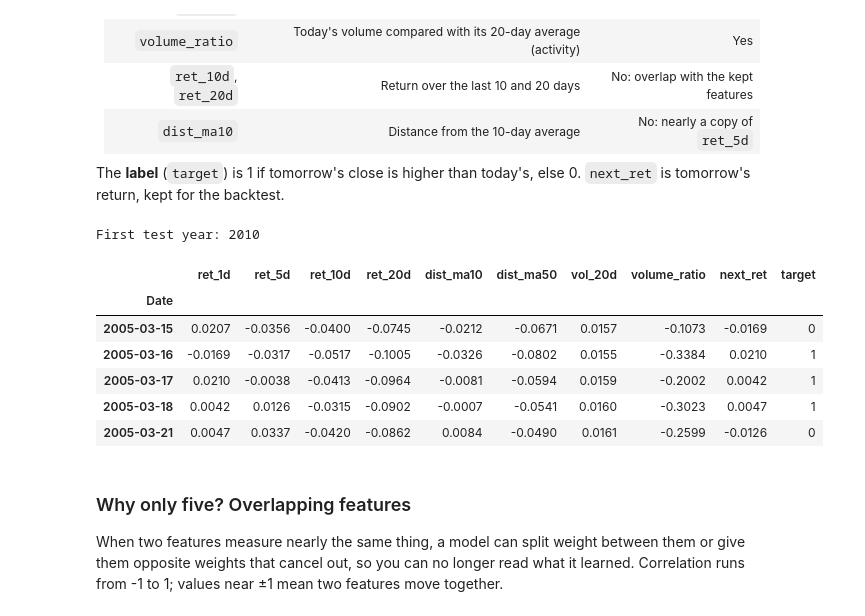
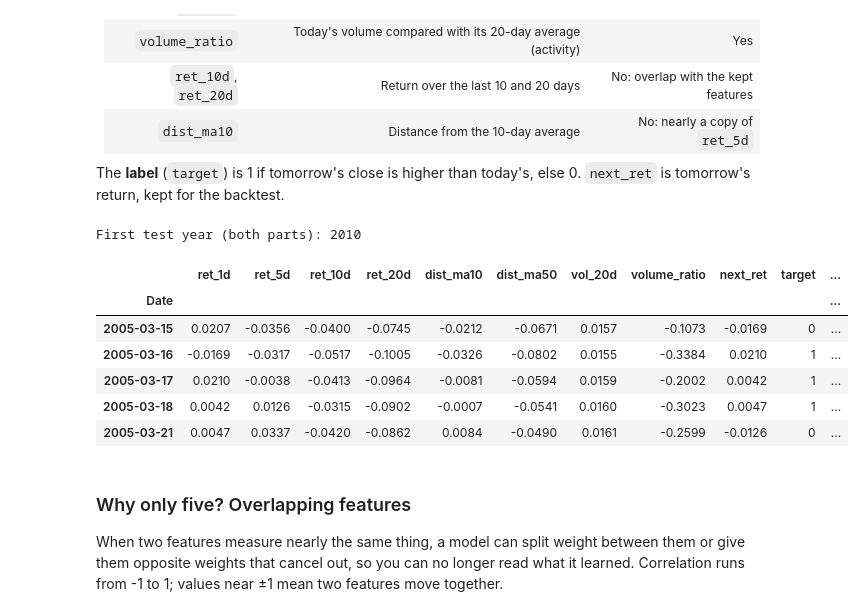
Before and after one commit to pranaysharma13/stock-movement-predictor, a Jupyter notebook: reports/GOOGL.ipynb, the cells around one changed output. Saved outputs shown, nothing was run; the diff lists cells and outputs as text; code cells hidden in the pictures.

```diff
--- a/reports/GOOGL.ipynb
+++ b/reports/GOOGL.ipynb
@@ -30,6 +32,7 @@ TICKER = "GOOGL"
 START = "2005-01-01"
 FIRST_TEST_YEAR = None
 COST = 0.001
+CASH_INTEREST = True
 # %%
 import sys
 from pathlib import Path
@@ -72,6 +78,17 @@ If the data was downloaded while the US market was still open, today's row is le
 # %%
 prices = load_prices(TICKER, START)
 print(f"{len(prices):,} trading days, {prices.index[0].date()} to {prices.index[-1].date()}")
+repaired = prices.attrs.get("repaired days", [])
+if repaired:
+    print(f"Repaired {len(repaired)} rows where High/Low didn't contain Open/Close: {', '.join(repaired[:10])}"
+          + (" ..." if len(repaired) > 10 else ""))
+
+if CASH_INTEREST:
+    cash = load_cash_returns(prices.index, START)
+    print(f"Cash interest: {cash.mean() * 252:.2%} a year on average (13-week Treasury bills)")
+else:
+    cash = None
+    print("Cash interest: off (cash earns nothing in the backtests)")
 
 ax = prices["Close"].plot(logy=True, title=f"{TICKER} adjusted close (log scale)")
 ax.set_xlabel("")
@@ -114,19 +132,22 @@ Eight features are calculated. The models use five of them, one per idea:
 The **label** (`target`) is 1 if tomorrow's close is higher than today's, else 0. `next_ret` is tomorrow's return, kept for the backtest.
 # %%
 data = build_dataset(prices)
+if cash is not None:
+    data["cash_ret"] = cash.reindex(data.index)
 if FIRST_TEST_YEAR is None:
-    FIRST_TEST_YEAR = first_test_year(data)
-print(f"First test year: {FIRST_TEST_YEAR}")
+    # Both parts are tested over the same years: the later of the two automatic choices
+    FIRST_TEST_YEAR = max(first_test_year(data), first_test_year(build_vol_dataset(prices)))
+print(f"First test year (both parts): {FIRST_TEST_YEAR}")
 data.head()
 # %% [output]
-First test year: 2010
+First test year (both parts): 2010
-|  | ret_1d | ret_5d | ret_10d | ret_20d | dist_ma10 | dist_ma50 | vol_20d | volume_ratio | next_ret | target |
-| Date |  |  |  |  |  |  |  |  |  |  |
-| 2005-03-15 | 0.0207 | -0.0356 | -0.0400 | -0.0745 | -0.0212 | -0.0671 | 0.0157 | -0.1073 | -0.0169 | 0 |
-| 2005-03-16 | -0.0169 | -0.0317 | -0.0517 | -0.1005 | -0.0326 | -0.0802 | 0.0155 | -0.3384 | 0.0210 | 1 |
-| 2005-03-17 | 0.0210 | -0.0038 | -0.0413 | -0.0964 | -0.0081 | -0.0594 | 0.0159 | -0.2002 | 0.0042 | 1 |
-| 2005-03-18 | 0.0042 | 0.0126 | -0.0315 | -0.0902 | -0.0007 | -0.0541 | 0.0160 | -0.3023 | 0.0047 | 1 |
-| 2005-03-21 | 0.0047 | 0.0337 | -0.0420 | -0.0862 | 0.0084 | -0.0490 | 0.0161 | -0.2599 | -0.0126 | 0 |
+|  | ret_1d | ret_5d | ret_10d | ret_20d | dist_ma10 | dist_ma50 | vol_20d | volume_ratio | next_ret | target | ... |
+| Date |  |  |  |  |  |  |  |  |  |  | ... |
+| 2005-03-15 | 0.0207 | -0.0356 | -0.0400 | -0.0745 | -0.0212 | -0.0671 | 0.0157 | -0.1073 | -0.0169 | 0 | ... |
+| 2005-03-16 | -0.0169 | -0.0317 | -0.0517 | -0.1005 | -0.0326 | -0.0802 | 0.0155 | -0.3384 | 0.0210 | 1 | ... |
+| 2005-03-17 | 0.0210 | -0.0038 | -0.0413 | -0.0964 | -0.0081 | -0.0594 | 0.0159 | -0.2002 | 0.0042 | 1 | ... |
+| 2005-03-18 | 0.0042 | 0.0126 | -0.0315 | -0.0902 | -0.0007 | -0.0541 | 0.0160 | -0.3023 | 0.0047 | 1 | ... |
+| 2005-03-21 | 0.0047 | 0.0337 | -0.0420 | -0.0862 | 0.0084 | -0.0490 | 0.0161 | -0.2599 | -0.0126 | 0 | ... |
 # %% [markdown]
 ### Why only five? Overlapping features
 
```
Also changed, not shown: parts of 32 cells of this notebook, 10 other files.
